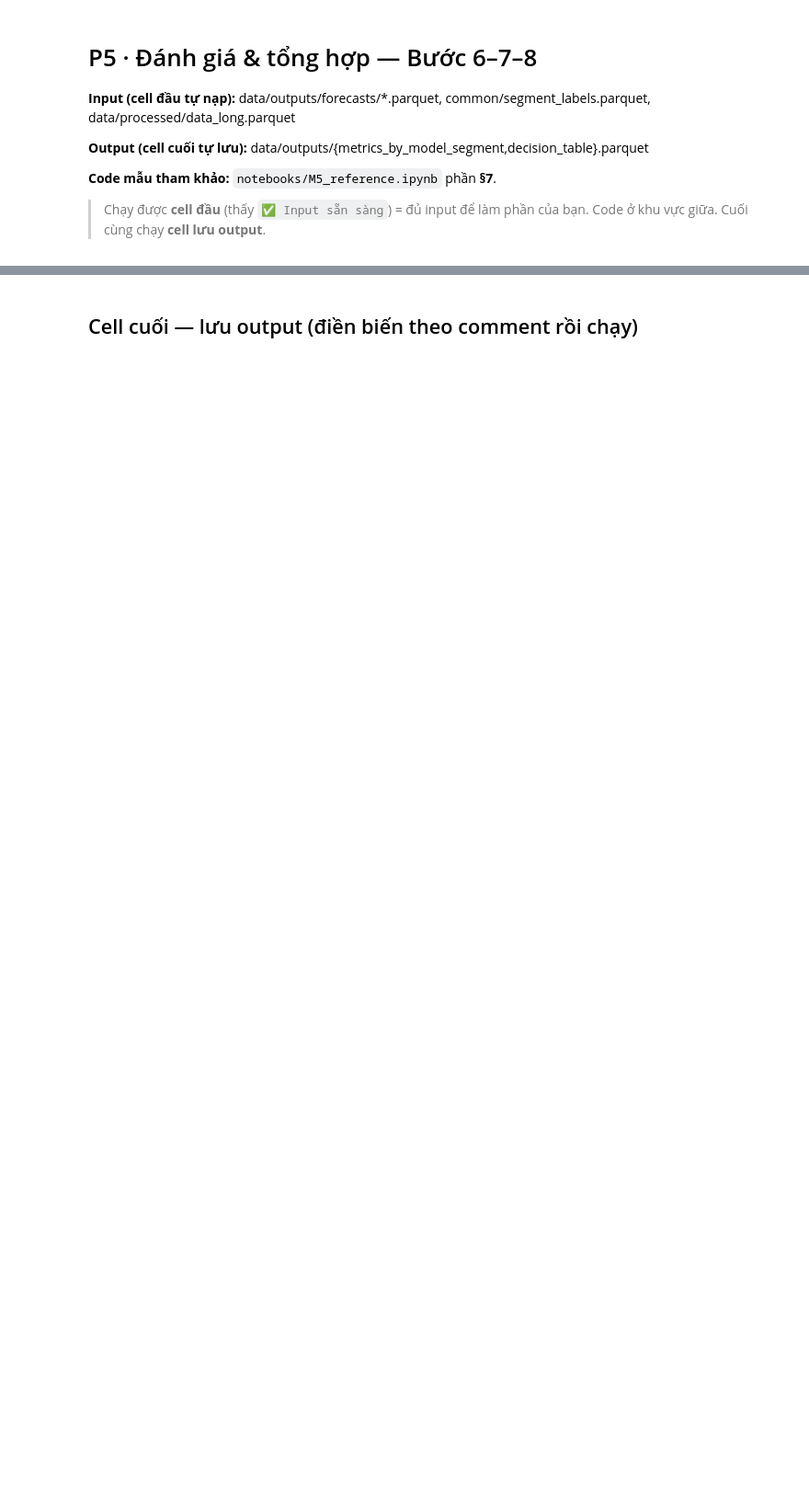
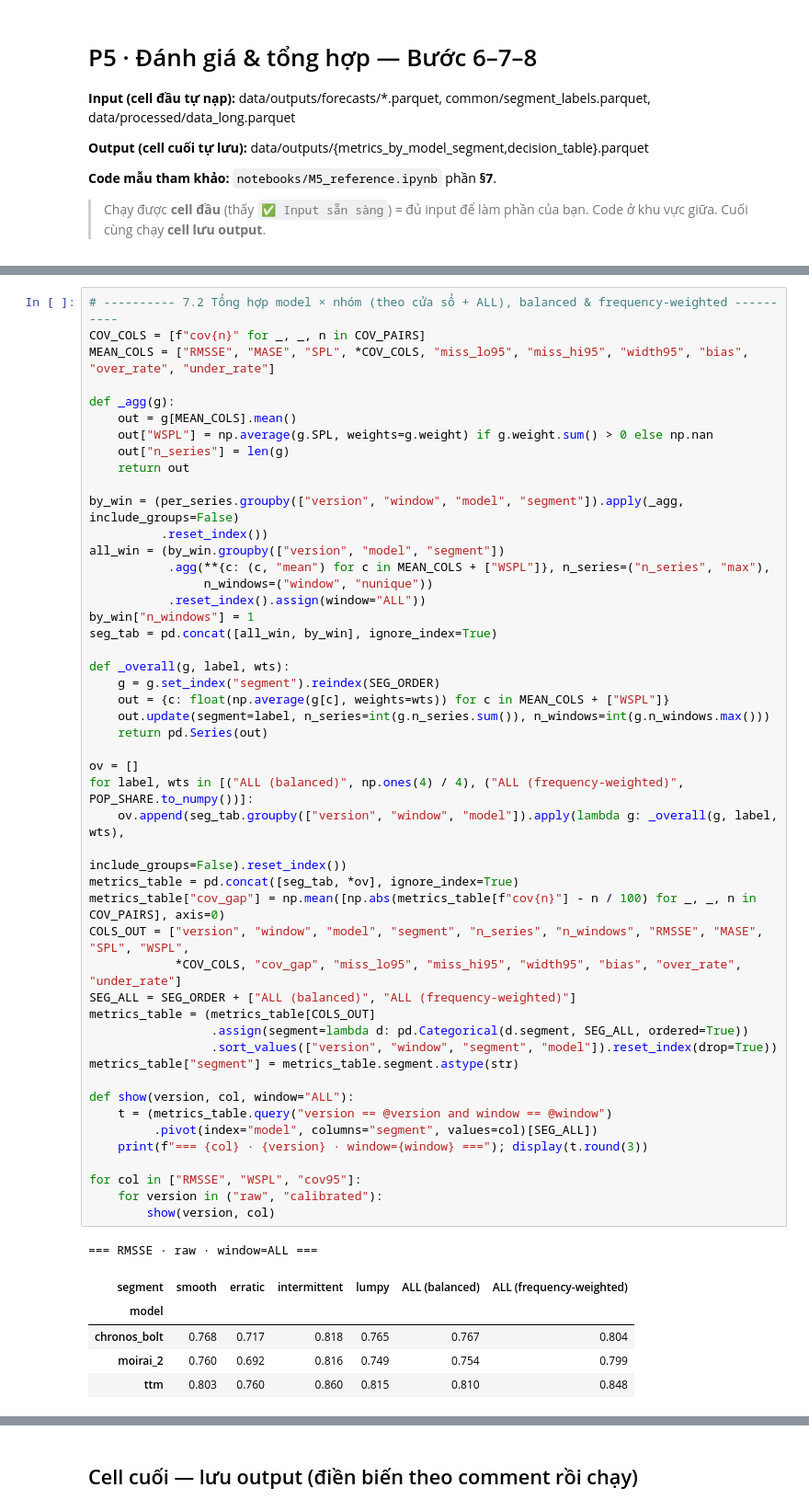
Before and after one commit to DuyKhanh162/m5-intermittent-forecasting, a Jupyter notebook: notebooks/P5.ipynb, the cells around one changed output, grey strips where cells are left out. Shown at 92% size. Saved outputs shown, nothing was run; the diff lists cells and outputs as text; blank space fills up the shorter version.

```diff
--- a/notebooks/P5.ipynb
+++ b/notebooks/P5.ipynb
@@ -37,0 +281,55 @@ print("✅ Input sẵn sàng — forecast từ:", list(forecasts.keys()))
+# %%
+# ---------- 7.2 Tổng hợp model × nhóm (theo cửa sổ + ALL), balanced & frequency-weighted ----------
+COV_COLS = [f"cov{n}" for _, _, n in COV_PAIRS]
+MEAN_COLS = ["RMSSE", "MASE", "SPL", *COV_COLS, "miss_lo95", "miss_hi95", "width95", "bias", "over_rate", "under_rate"]
+
+def _agg(g):
+    out = g[MEAN_COLS].mean()
+    out["WSPL"] = np.average(g.SPL, weights=g.weight) if g.weight.sum() > 0 else np.nan
+    out["n_series"] = len(g)
+    return out
+
+by_win = (per_series.groupby(["version", "window", "model", "segment"]).apply(_agg, include_groups=False)
+          .reset_index())
+all_win = (by_win.groupby(["version", "model", "segment"])
+           .agg(**{c: (c, "mean") for c in MEAN_COLS + ["WSPL"]}, n_series=("n_series", "max"),
+                n_windows=("window", "nunique"))
+           .reset_index().assign(window="ALL"))
+by_win["n_windows"] = 1
+seg_tab = pd.concat([all_win, by_win], ignore_index=True)
+
+def _overall(g, label, wts):
+    g = g.set_index("segment").reindex(SEG_ORDER)
+    out = {c: float(np.average(g[c], weights=wts)) for c in MEAN_COLS + ["WSPL"]}
+    out.update(segment=label, n_series=int(g.n_series.sum()), n_windows=int(g.n_windows.max()))
+    return pd.Series(out)
+
+ov = []
+for label, wts in [("ALL (balanced)", np.ones(4) / 4), ("ALL (frequency-weighted)", POP_SHARE.to_numpy())]:
+    ov.append(seg_tab.groupby(["version", "window", "model"]).apply(lambda g: _overall(g, label, wts),
+                                                                 include_groups=False).reset_index())
+metrics_table = pd.concat([seg_tab, *ov], ignore_index=True)
+metrics_table["cov_gap"] = np.mean([np.abs(metrics_table[f"cov{n}"] - n / 100) for _, _, n in COV_PAIRS], axis=0)
+COLS_OUT = ["version", "window", "model", "segment", "n_series", "n_windows", "RMSSE", "MASE", "SPL", "WSPL",
+            *COV_COLS, "cov_gap", "miss_lo95", "miss_hi95", "width95", "bias", "over_rate", "under_rate"]
+SEG_ALL = SEG_ORDER + ["ALL (balanced)", "ALL (frequency-weighted)"]
+metrics_table = (metrics_table[COLS_OUT]
+                 .assign(segment=lambda d: pd.Categorical(d.segment, SEG_ALL, ordered=True))
+                 .sort_values(["version", "window", "segment", "model"]).reset_index(drop=True))
+metrics_table["segment"] = metrics_table.segment.astype(str)
+
+def show(version, col, window="ALL"):
+    t = (metrics_table.query("version == @version and window == @window")
+         .pivot(index="model", columns="segment", values=col)[SEG_ALL])
+    print(f"=== {col} · {version} · window={window} ==="); display(t.round(3))
+
+for col in ["RMSSE", "WSPL", "cov95"]:
+    for version in ("raw", "calibrated"):
+        show(version, col)
+# %% [output]
+=== RMSSE · raw · window=ALL ===
+| segment | smooth | erratic | intermittent | lumpy | ALL (balanced) | ALL (frequency-weighted) |
+| model |  |  |  |  |  |  |
+| chronos_bolt | 0.768 | 0.717 | 0.818 | 0.765 | 0.767 | 0.804 |
+| moirai_2 | 0.760 | 0.692 | 0.816 | 0.749 | 0.754 | 0.799 |
+| ttm | 0.803 | 0.760 | 0.860 | 0.815 | 0.810 | 0.848 |
```
Also changed, not shown: parts of 20 cells of this notebook.
